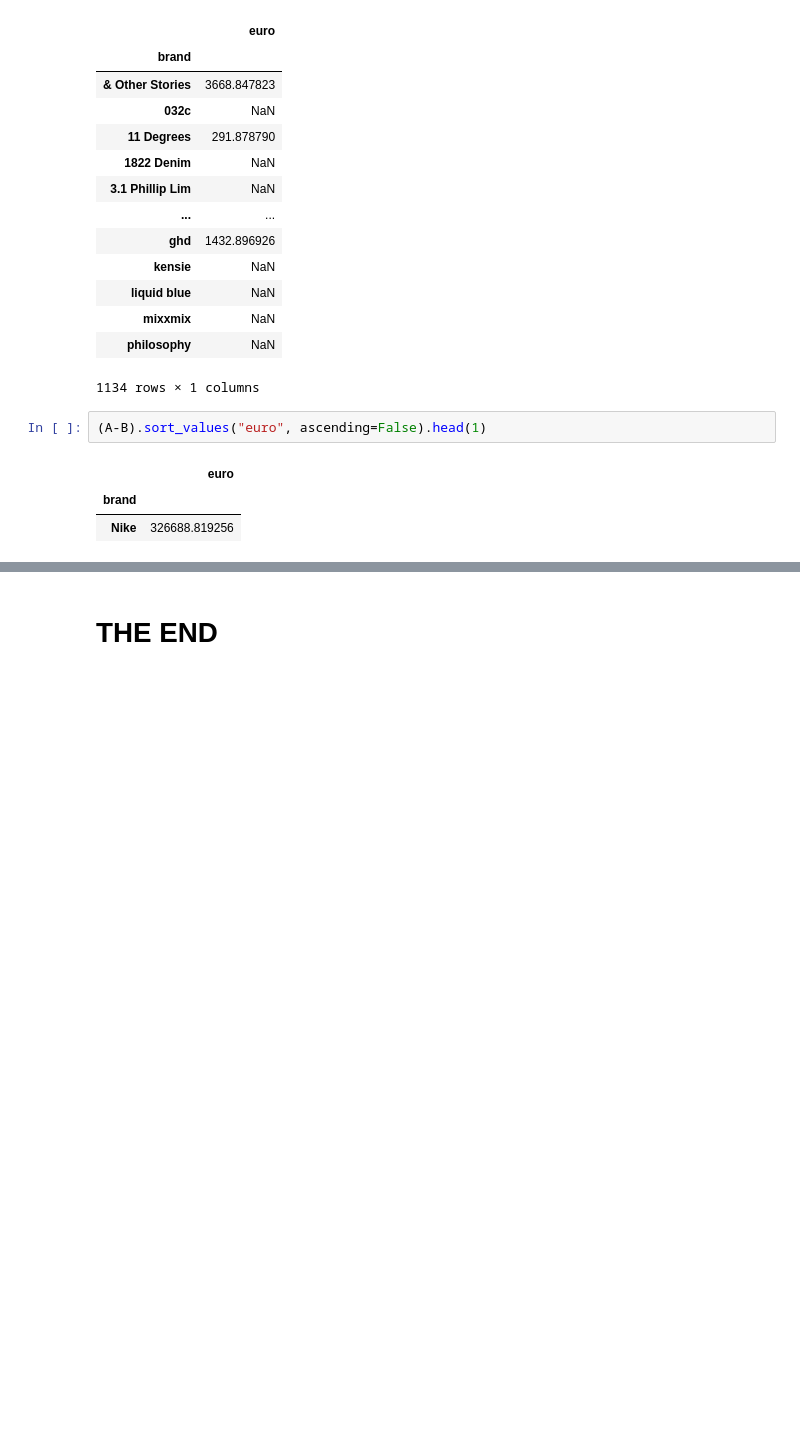
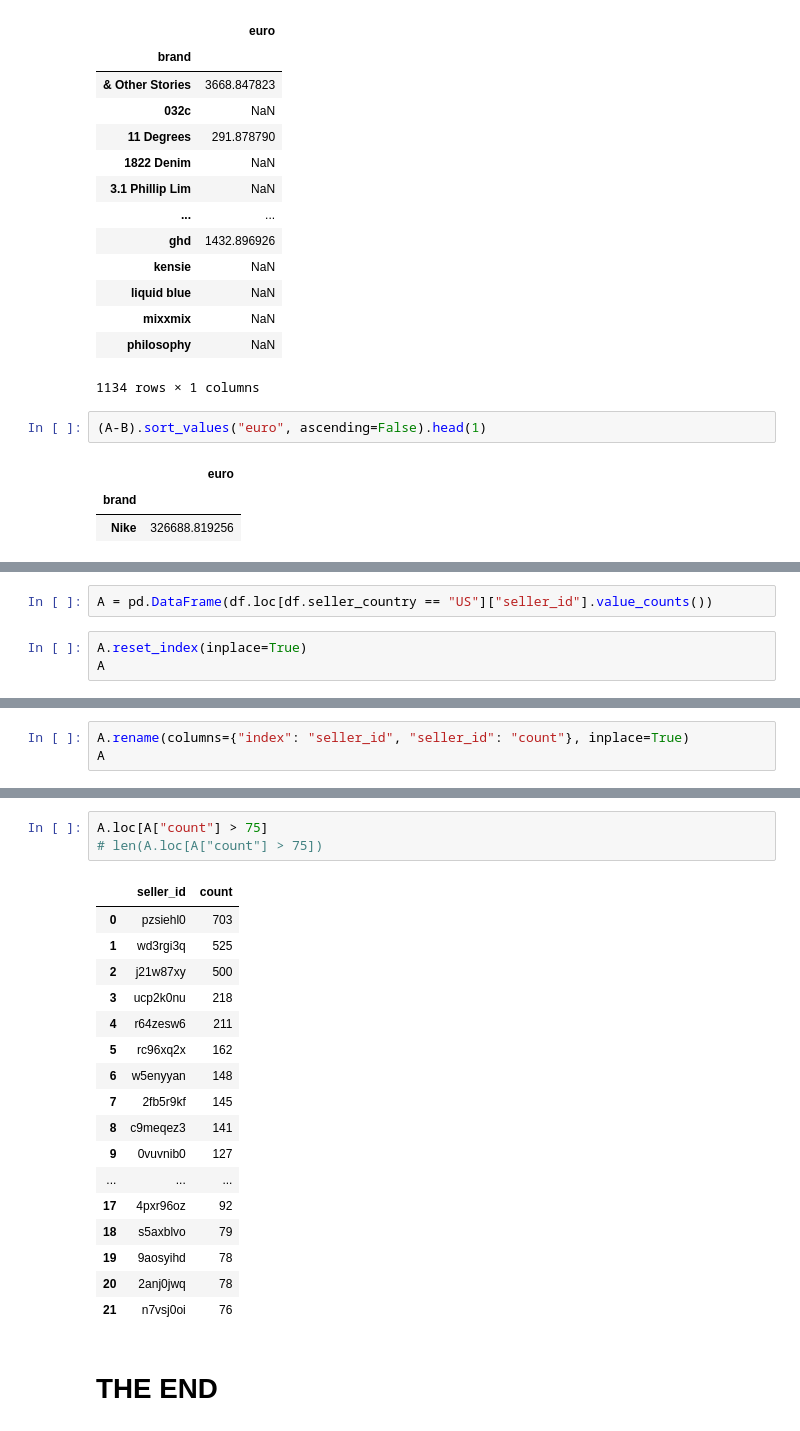
Before and after one commit to harun1yuksel/working, a Jupyter notebook: projects/EDA_projects/sales/Sales.ipynb, the cells around one changed output, grey strips where cells are left out. Cells and saved outputs as stored; diff of their text form; blank space fills up the shorter version.

Commit message:
Tableau

```diff
--- a/projects/EDA_projects/sales/Sales.ipynb
+++ b/projects/EDA_projects/sales/Sales.ipynb
@@ -359,0 +382,5 @@ A - B
+# %%
+A = pd.DataFrame(df.loc[df.seller_country == "US"]["seller_id"].value_counts())
+# %%
+A.reset_index(inplace=True)
+A
@@ -359,0 +401,3 @@ A - B
+# %%
+A.rename(columns={"index": "seller_id", "seller_id": "count"}, inplace=True)
+A
@@ -360,2 +418,23 @@ A - B
+# %%
+A.loc[A["count"] > 75]
+# len(A.loc[A["count"] > 75])
+# %% [output]
+|  | seller_id | count |
+| 0 | pzsiehl0 | 703 |
+| 1 | wd3rgi3q | 525 |
+| 2 | j21w87xy | 500 |
+| 3 | ucp2k0nu | 218 |
+| 4 | r64zesw6 | 211 |
+| 5 | rc96xq2x | 162 |
+| 6 | w5enyyan | 148 |
+| 7 | 2fb5r9kf | 145 |
+| 8 | c9meqez3 | 141 |
+| 9 | 0vuvnib0 | 127 |
+| ... | ... | ... |
+| 17 | 4pxr96oz | 92 |
+| 18 | s5axblvo | 79 |
+| 19 | 9aosyihd | 78 |
+| 20 | 2anj0jwq | 78 |
+| 21 | n7vsj0oi | 76 |
 # %% [markdown]
 # THE END
```
Also changed, not shown: parts of 7 cells of this notebook, 25 other files.
